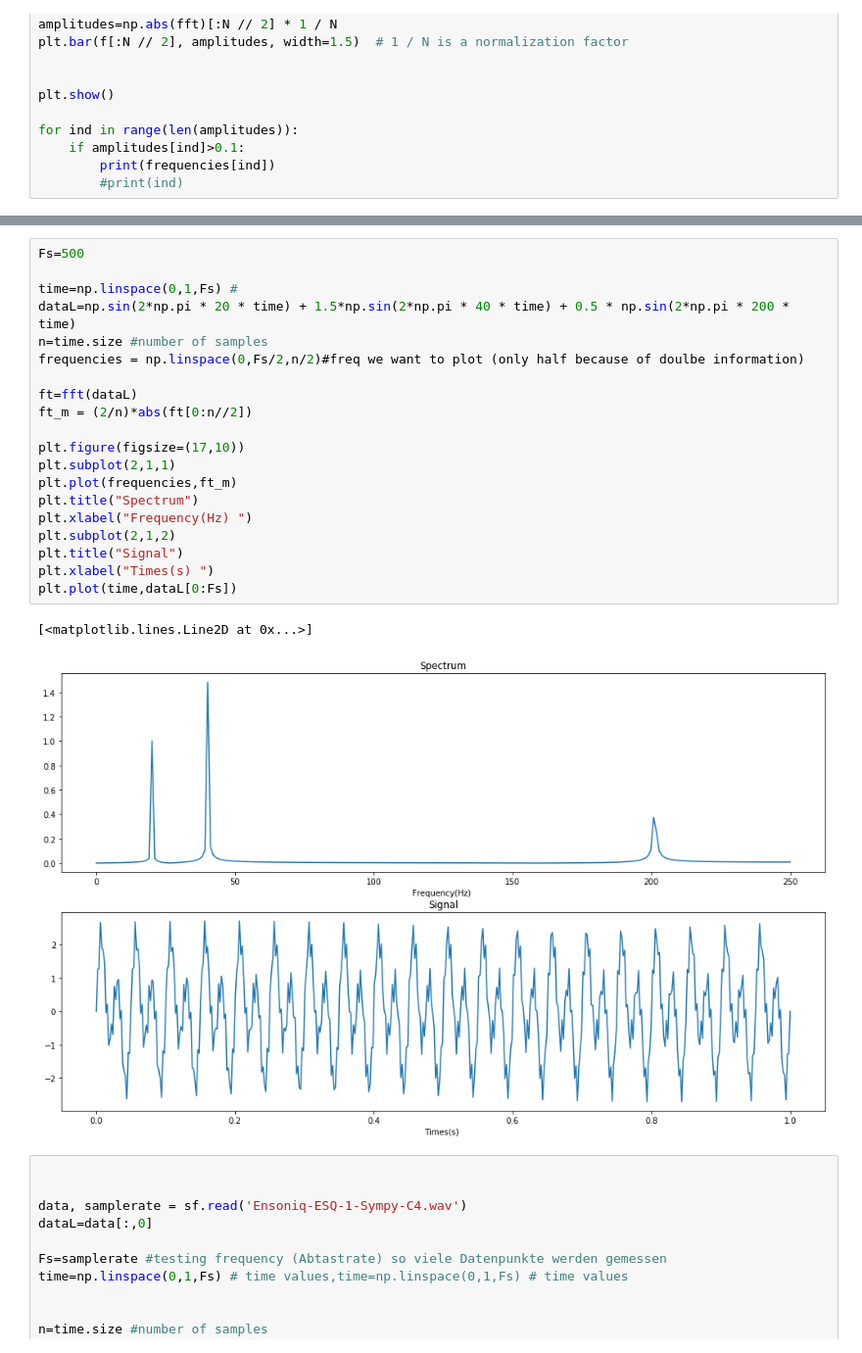
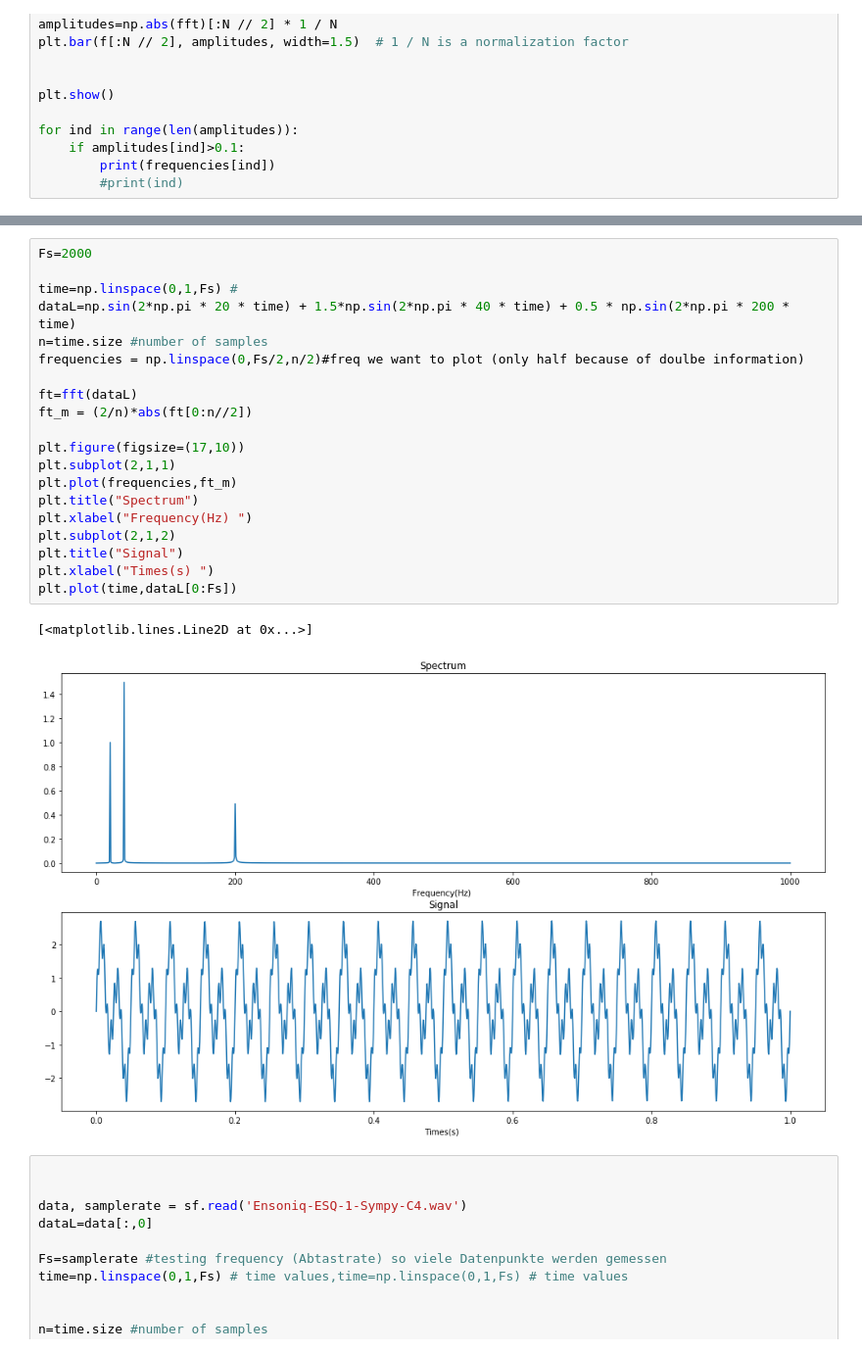
Before and after one commit to H4dMatter/fourier, a Jupyter notebook: Untitled.ipynb, the cells around one changed output, grey strips where cells are left out. Shown at 98% size. Saved outputs shown, nothing was run; the diff lists cells and outputs as text.

```diff
--- a/Untitled.ipynb
+++ b/Untitled.ipynb
@@ -137,26 +187,26 @@ for ind in range(len(amplitudes)):
 # %%
-Fs=500
+Fs=2000
 
 time=np.linspace(0,1,Fs) #
 dataL=np.sin(2*np.pi * 20 * time) + 1.5*np.sin(2*np.pi * 40 * time) + 0.5 * np.sin(2*np.pi * 200 * time)
 n=time.size #number of samples
 frequencies = np.linspace(0,Fs/2,n/2)#freq we want to plot (only half because of doulbe information)
 
 ft=fft(dataL)
 ft_m = (2/n)*abs(ft[0:n//2])
 
 plt.figure(figsize=(17,10))
 plt.subplot(2,1,1)
 plt.plot(frequencies,ft_m)
 plt.title("Spectrum")
 plt.xlabel("Frequency(Hz) ")
 plt.subplot(2,1,2)
 plt.title("Signal")
 plt.xlabel("Times(s) ")
 plt.plot(time,dataL[0:Fs])
 # %% [output]
 [<matplotlib.lines.Line2D at 0x...>]
-[figure, old version]
+[figure, new version]
 # %%
 
 
```
Also changed, not shown: parts of 2 cells of this notebook.
